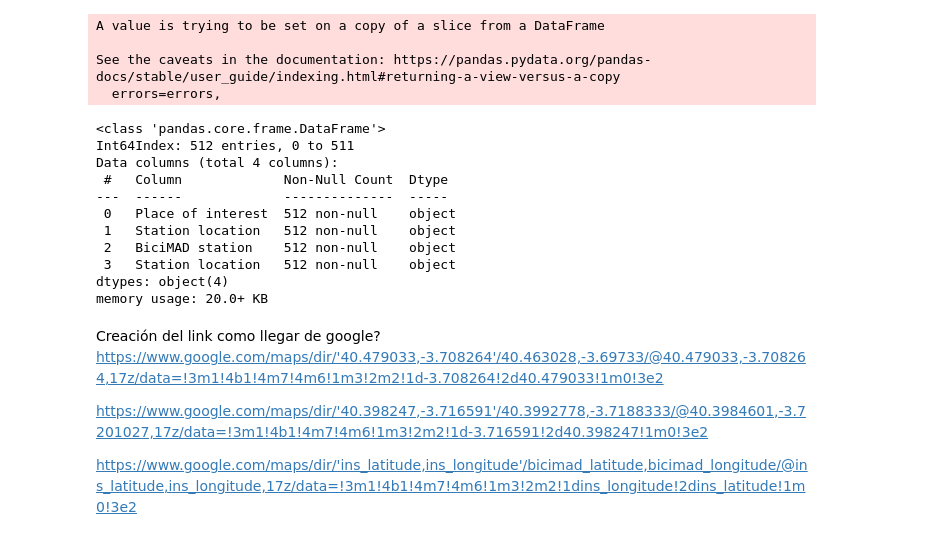
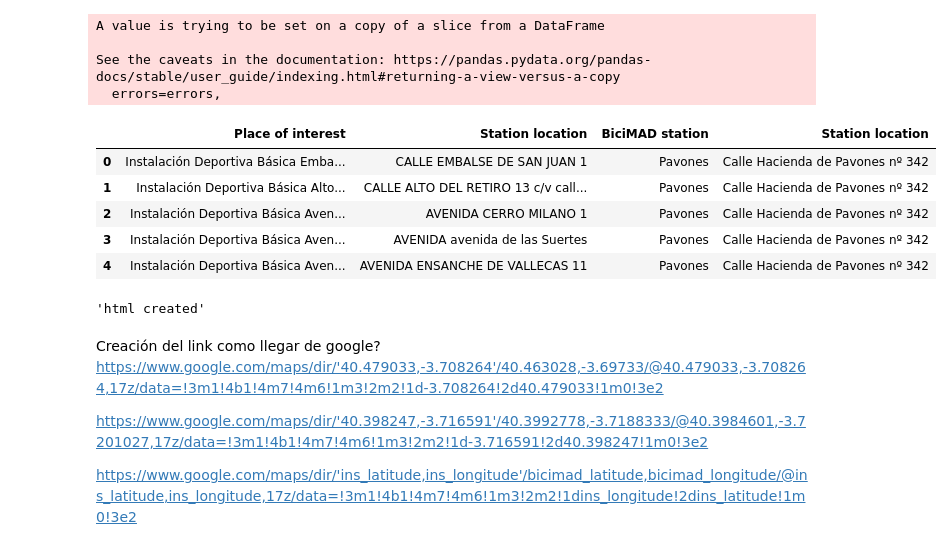
Before and after one commit to ivanrepi/data_pipeline_project_m1, a Jupyter notebook: notebooks/analysis.ipynb, the cells around one changed output. Drawn from its saved outputs; the diff is of its cells as text; code cells hidden in the pictures.

```diff
--- a/notebooks/analysis.ipynb
+++ b/notebooks/analysis.ipynb
@@ -129,19 +117,29 @@ A value is trying to be set on a copy of a slice from a DataFrame
 See the caveats in the documentation: https://pandas.pydata.org/pandas-docs/stable/user_guide/indexing.html#returning-a-view-versus-a-copy
   errors=errors,
 # %%
-nearest_bicimad_station.info()
+nearest_bicimad_station.head()
 # %% [output]
-<class 'pandas.core.frame.DataFrame'>
-Int64Index: 512 entries, 0 to 511
-Data columns (total 4 columns):
- #   Column             Non-Null Count  Dtype
----  ------             --------------  -----
- 0   Place of interest  512 non-null    object
- 1   Station location   512 non-null    object
- 2   BiciMAD station    512 non-null    object
- 3   Station location   512 non-null    object
-dtypes: object(4)
-memory usage: 20.0+ KB
+|  | Place of interest | Station location | BiciMAD station | Station location |
+| 0 | Instalación Deportiva Básica Emba... | CALLE EMBALSE DE SAN JUAN 1 | Pavones | Calle Hacienda de Pavones nº 342 |
+| 1 | Instalación Deportiva Básica Alto... | CALLE ALTO DEL RETIRO 13 c/v call... | Pavones | Calle Hacienda de Pavones nº 342 |
+| 2 | Instalación Deportiva Básica Aven... | AVENIDA CERRO MILANO 1 | Pavones | Calle Hacienda de Pavones nº 342 |
+| 3 | Instalación Deportiva Básica Aven... | AVENIDA avenida de las Suertes | Pavones | Calle Hacienda de Pavones nº 342 |
+| 4 | Instalación Deportiva Básica Aven... | AVENIDA ENSANCHE DE VALLECAS 11 | Pavones | Calle Hacienda de Pavones nº 342 |
+# %%
+
+def create_html(df):
+    html = df.to_html()
+
+
+    # write html to file
+    text_file = open("index.html", "w")
+    text_file.write(html)
+    text_file.close()
+    return ("html created")
+
+create_html(nearest_bicimad_station)
+# %% [output]
+'html created'
 # %% [markdown]
 Creación del link como llegar de google?
 https://www.google.com/maps/dir/'40.479033,-3.708264'/40.463028,-3.69733/@40.479033,-3.708264,17z/data=!3m1!4b1!4m7!4m6!1m3!2m2!1d-3.708264!2d40.479033!1m0!3e2
```
Also changed, not shown: parts of 4 cells of this notebook, 8 other files.
